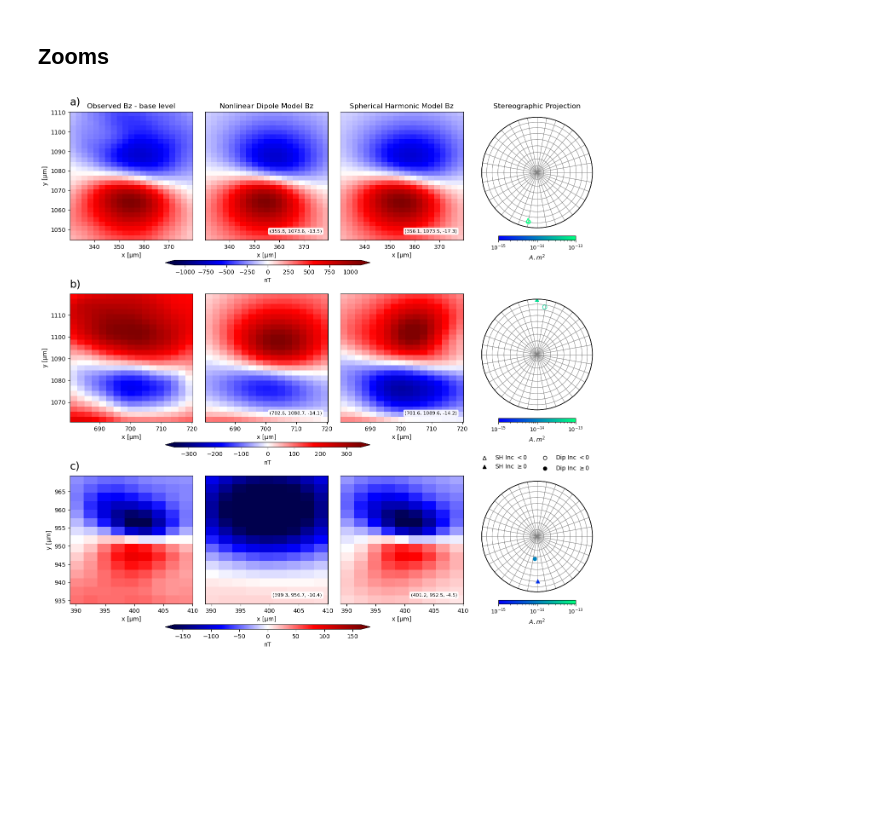
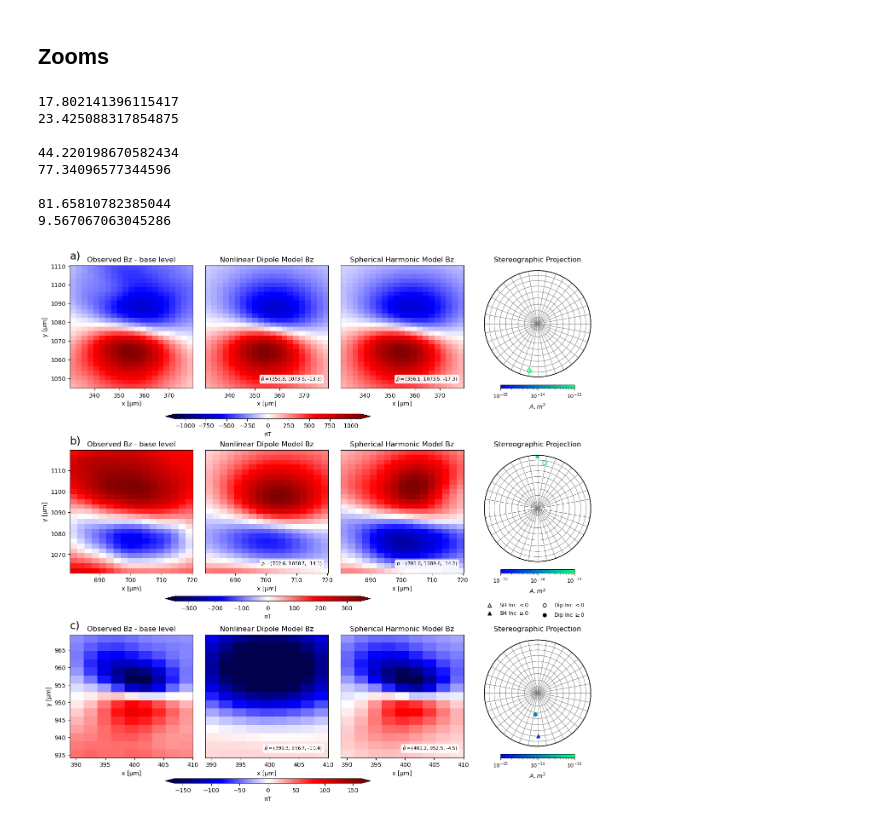
Before and after one commit to compgeolab/micromag-spherical-harmonic, a Jupyter notebook: code/Results_real_data/Results_real_data_speleothem.ipynb, the cells around one changed output. Drawn from its saved outputs; the diff is of its cells as text; code cells hidden in the pictures; blank space fills up the shorter version.

```diff
--- a/code/Results_real_data/Results_real_data_speleothem.ipynb
+++ b/code/Results_real_data/Results_real_data_speleothem.ipynb
@@ -662,14 +662,14 @@ for i, window in enumerate(zooms):
     # print the dip position info
     if len(pos_dip) > 0:
             xd, yd, zd = pos_dip[0]
-            texto_dip = f"({xd:.1f}, {yd:.1f}, {zd:.1f})"
+            texto_dip = r"$\bar{p}=$"+f"({xd:.1f}, {yd:.1f}, {zd:.1f})"
             axes[i,1].text(0.95, 0.05, texto_dip,
                           transform=axes[i,1].transAxes,
                           fontsize=8, color='black',
                           ha='right', va='bottom',
                           bbox=dict(facecolor='white', alpha=0.9, edgecolor='none', boxstyle='round,pad=0.3'))
 
-    rmse_dip = np.mean(bz_corrected.values-window_plot.dipole_nonlinear.values)**2
+    rmse_dip = np.sqrt(np.mean(bz_corrected.values-window_plot.dipole_nonlinear.values)**2)
 
     window_plot["spherical_harmonic"].plot.pcolormesh(
     ax=axes[i,2],
@@ -678,12 +678,16 @@ for i, window in enumerate(zooms):
     vmax=scale,
     add_colorbar=False)
 
-    rmse_SH= np.mean(bz_corrected.values-window_plot.spherical_harmonic.values)**2
+    rmse_SH= np.sqrt(np.mean(bz_corrected.values-window_plot.spherical_harmonic.values)**2)
+
+    print(rmse_dip)
+    print(rmse_SH)
+    print()
 
     # print the SH position info
     if len(pos_SH) > 0:
             xs, ys, zs = pos_SH[0]
-            texto_sh = f"({xs:.1f}, {ys:.1f}, {zs:.1f})"
+            texto_sh = r"$\bar{p}=$"+f"({xs:.1f}, {ys:.1f}, {zs:.1f})"
             axes[i,2].text(0.95, 0.05, texto_sh,
                           transform=axes[i,2].transAxes,
                           fontsize=8, color='black',
@@ -726,10 +730,11 @@ for i, window in enumerate(zooms):
     clb.ax.tick_params(labelsize=9)
 
 # titles
-axes[0,0].set_title('Observed Bz - base level')
-axes[0,1].set_title('Nonlinear Dipole Model Bz')
-axes[0,2].set_title('Spherical Harmonic Model Bz')
-axes[0,3].set_title('Stereographic Projection')
+for i in range(3):
+    axes[i,0].set_title('Observed Bz - base level')
+    axes[i,1].set_title('Nonlinear Dipole Model Bz')
+    axes[i,2].set_title('Spherical Harmonic Model Bz')
+    axes[i,3].set_title('Stereographic Projection')
 
 ###
 for i in range(3):
@@ -764,33 +769,41 @@ cbar.set_label("nT")
 
 cbar_ax = fig.add_axes([0.265, 0.07, 0.3, 0.0075])
 cbar = fig.colorbar(
     ims[2],
     cax=cbar_ax,
     extend='both',
     orientation="horizontal"
 )
 cbar.set_label("nT")
 ##############################
 
 # texts
 axes[0,0].text(0, 1.05, 'a)', transform=axes[0,0].transAxes, fontsize=18)
 axes[1,0].text(0, 1.05, 'b)', transform=axes[1,0].transAxes, fontsize=18)
 axes[2,0].text(0, 1.05, 'c)', transform=axes[2,0].transAxes, fontsize=18)
 
 
 #
 axes[2,2].scatter([],[], color='k', marker='^', facecolor='w', label=r'SH Inc $< 0$')
 axes[2,2].scatter([],[], color='k', marker='^', facecolor='k',  label=r'SH Inc $\geq 0$')
 axes[2,2].scatter([],[], color='k', marker='o', facecolor='w', label=r'Dip Inc $<0$')
 axes[2,2].scatter([],[], color='k', marker='o', facecolor='k',  label=r'Dip Inc $\geq 0$')
 
-axes[2,2].legend(loc='center', bbox_to_anchor=(1.575, 1.1), ncol=2, frameon=False)
+axes[2,2].legend(loc='center', bbox_to_anchor=(1.575, 1.2), ncol=2, frameon=False, fontsize=9)
 
-plt.subplots_adjust(hspace=0.42, wspace=0.1)
+plt.subplots_adjust(hspace=0.5, wspace=0.1)
 
 plt.savefig(figure_dir / "zoom_real_data_results.png",
             dpi=300, bbox_inches="tight", transparent=True)
 
 plt.show()
 # %% [output]
+17.802141396115417
+23.425088317854875
+
+44.220198670582434
+77.34096577344596
+
+81.65810782385044
+9.567067063045286
-[figure, old version]
+[figure, new version]
```
Also changed, not shown: 11 other files.
